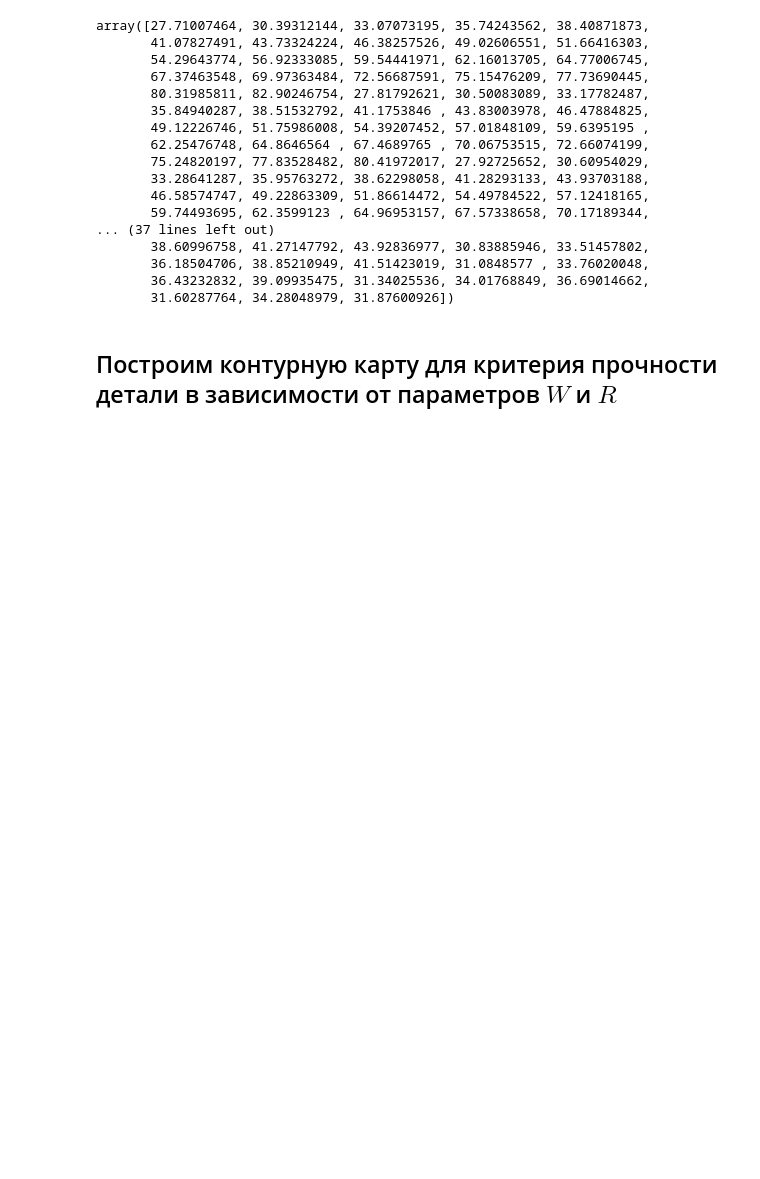
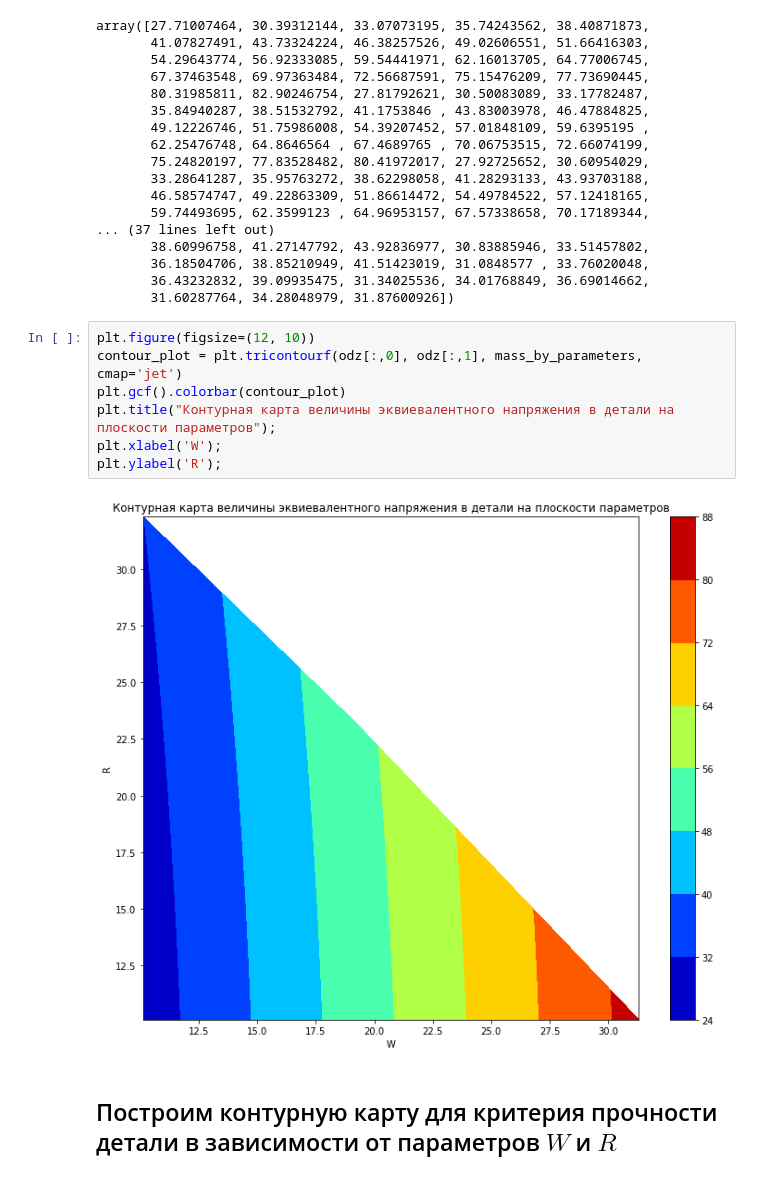
Before and after one commit to vxd7/labs, a Jupyter notebook: Инструментальные средства моделирования/ISM_HW2/ISM_HW2_actual.ipynb, the cells around one changed output. Cells and saved outputs as stored; diff of their text form; blank space fills up the shorter version.

```diff
--- a/Инструментальные средства моделирования/ISM_HW2/ISM_HW2_actual.ipynb
+++ b/Инструментальные средства моделирования/ISM_HW2/ISM_HW2_actual.ipynb
@@ -522,6 +522,15 @@ array([27.71007464, 30.39312144, 33.07073195, 35.74243562, 38.40871873,
        36.18504706, 38.85210949, 41.51423019, 31.0848577 , 33.76020048,
        36.43232832, 39.09935475, 31.34025536, 34.01768849, 36.69014662,
        31.60287764, 34.28048979, 31.87600926])
+# %%
+plt.figure(figsize=(12, 10))
+contour_plot = plt.tricontourf(odz[:,0], odz[:,1], mass_by_parameters, cmap='jet')
+plt.gcf().colorbar(contour_plot)
+plt.title("Контурная карта величины эквиевалентного напряжения в детали на плоскости параметров");
+plt.xlabel('W');
+plt.ylabel('R');
+# %% [output]
+[figure, added]
 # %% [markdown]
 ## Построим контурную карту для критерия прочности детали в зависимости от параметров $W$ и $R$
 # %%
```
Also changed, not shown: parts of 27 cells of this notebook.
